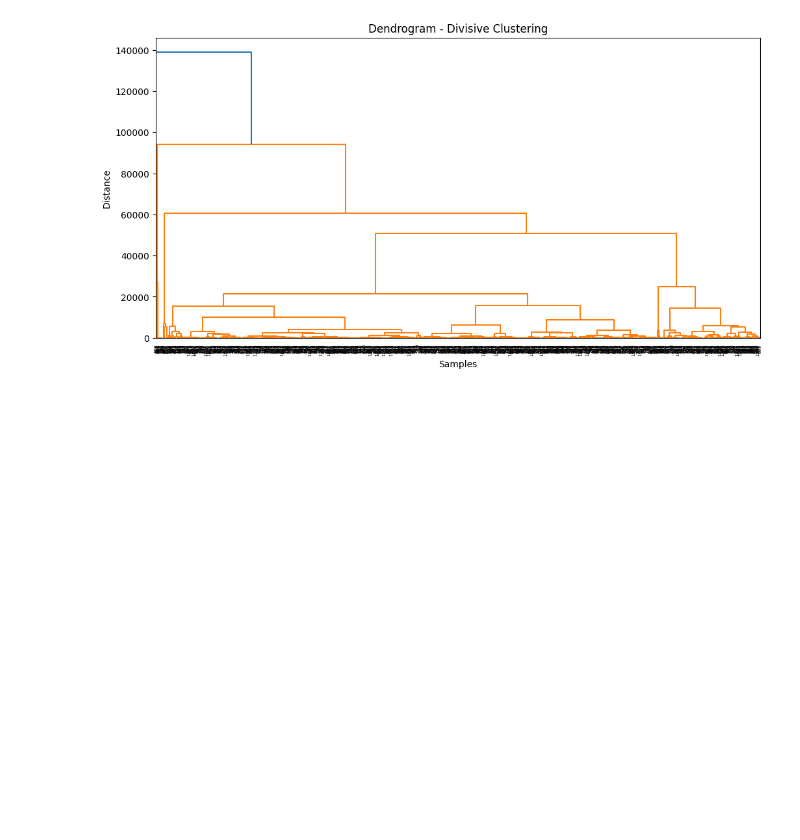
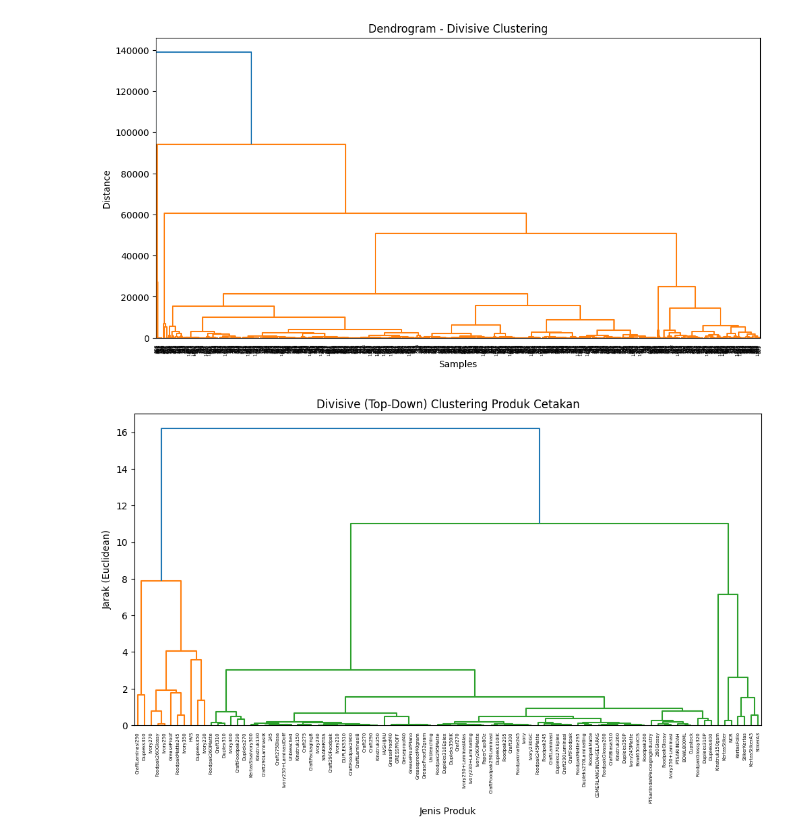
Before and after one commit to izamrosiawan/ss-code-semester-3, a Jupyter notebook: infrastruktur-dan-platform-untuk-sains-data/minggu-9/kelompok-6/kelompok_6_clustering.ipynb, the cells around one changed output. Cells and saved outputs as stored; diff of their text form; code cells hidden in the pictures; blank space fills up the shorter version.

```diff
--- a/infrastruktur-dan-platform-untuk-sains-data/minggu-9/kelompok-6/kelompok_6_clustering.ipynb
+++ b/infrastruktur-dan-platform-untuk-sains-data/minggu-9/kelompok-6/kelompok_6_clustering.ipynb
@@ -79,3 +79,12 @@ plt.ylabel("Distance")
 plt.show()
 # %% [output]
 [figure]
+# %%
+plt.figure(figsize=(12, 6))
+sch.dendrogram(Z, labels=data_produk.index, leaf_rotation=90)
+plt.title("Divisive (Top-Down) Clustering Produk Cetakan")
+plt.xlabel("Jenis Produk")
+plt.ylabel("Jarak (Euclidean)")
+plt.show()
+# %% [output]
+[figure, added]
```
